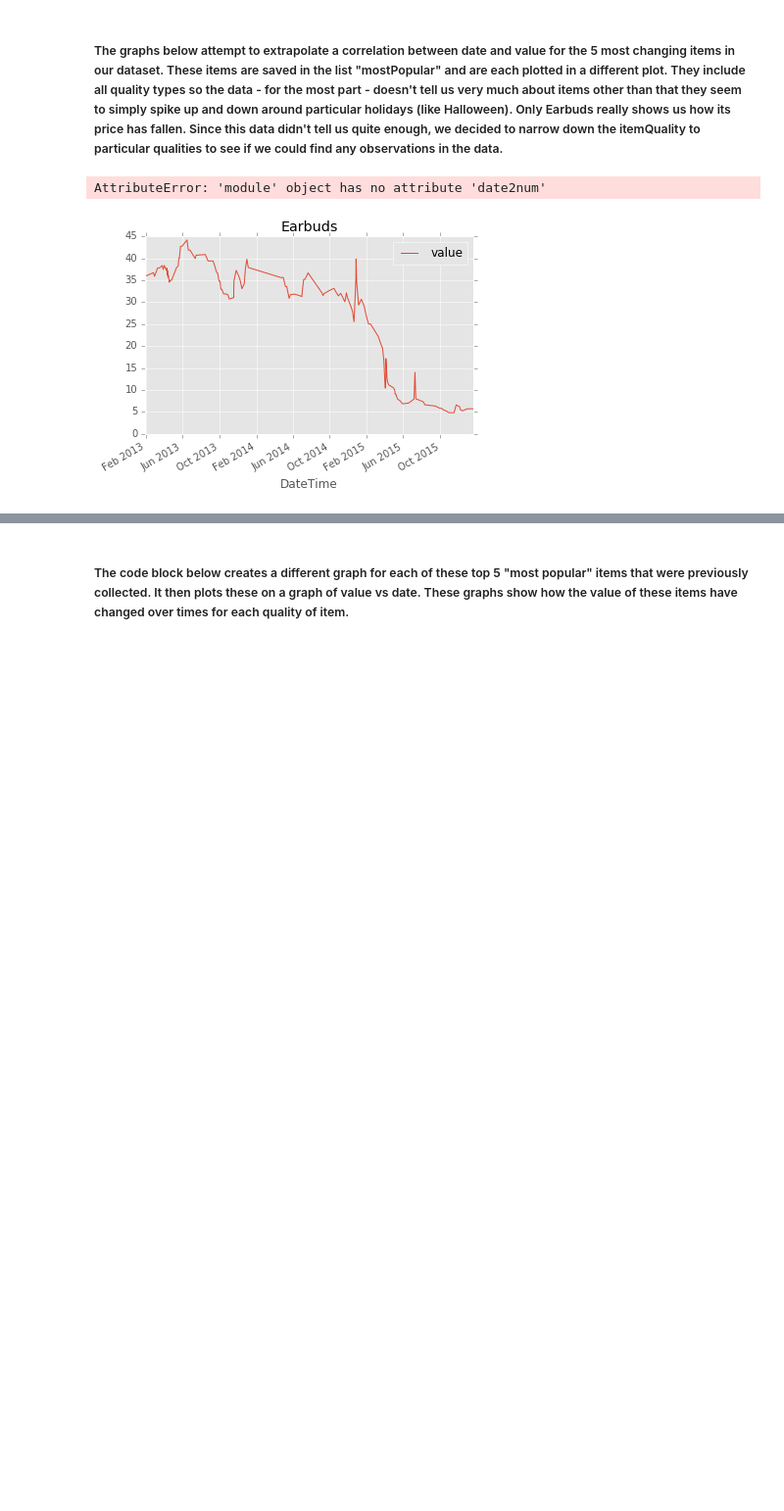
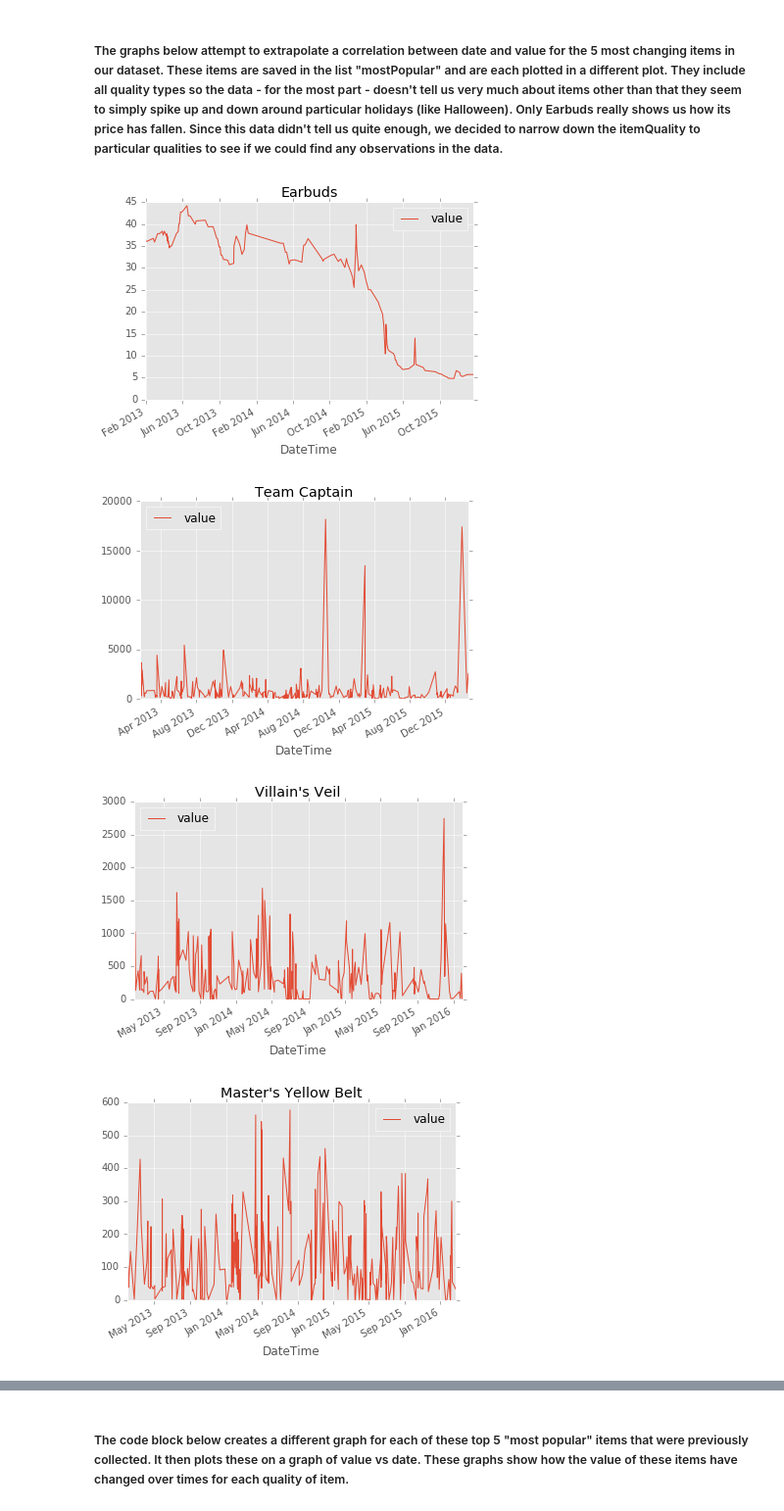
Before and after one commit to NithinPerumal/SteamMarketAnalysis, a Jupyter notebook: IPython Notebook/Nithin's workbook rn.ipynb, the cells around one changed output, grey strips where cells are left out. Shown at 98% size. Saved outputs shown, nothing was run; the diff lists cells and outputs as text; code cells hidden in the pictures; blank space fills up the shorter version.

```diff
--- a/IPython Notebook/Nithin's workbook rn.ipynb
+++ b/IPython Notebook/Nithin's workbook rn.ipynb
@@ -45,10 +45,10 @@ df5 = df2.query("Name in @mostPopular")
 # %%
 for item in mostPopular:
     plot1 = df5[df5.Name == item]
     titl = item
     plot1.plot(x='DateTime',y='value',title=titl)
-    x2 = dt.date2num(x)
-    plt.plot(x1,p(x2),'r--')
 # %% [output]
-AttributeError: 'module' object has no attribute 'date2num'
 [figure]
+[figure, added]
+[figure, added]
+[figure, added]
```
Also changed, not shown: parts of 1 cell of this notebook.
